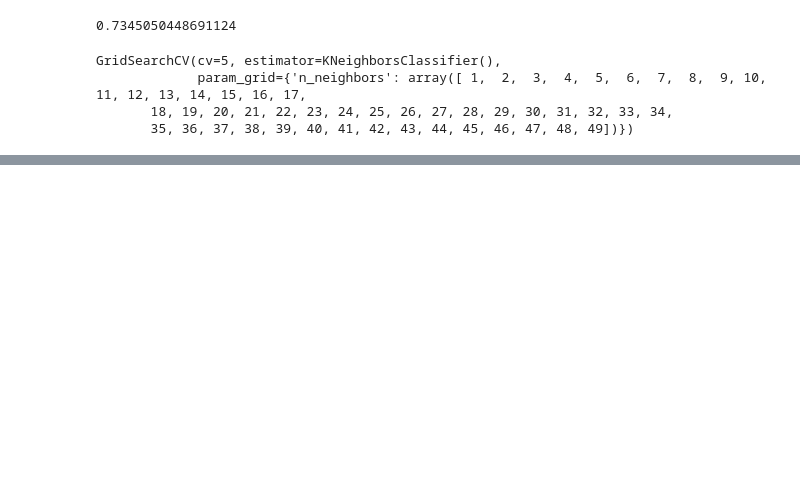
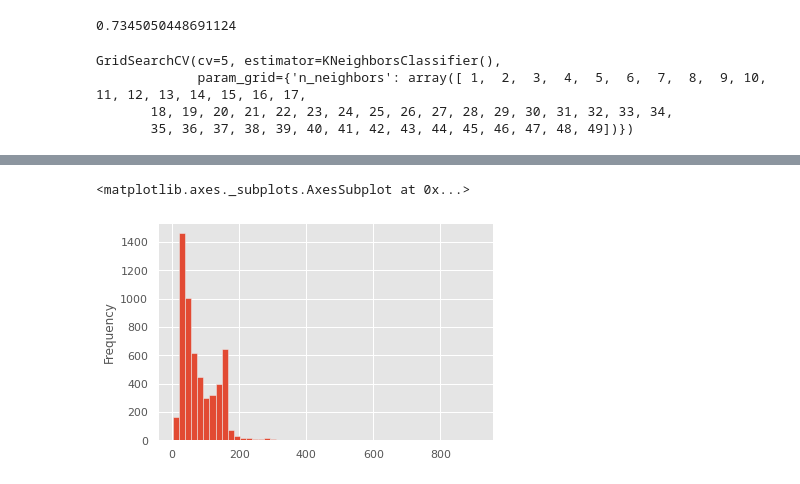
Before and after one commit to machave11/Supervised-Algorithms-practice, a Jupyter notebook: Supervised_Algorithms_Practice.ipynb, the cells around one changed output, grey strips where cells are left out. Drawn from its saved outputs; the diff is of its cells as text; code cells hidden in the pictures; blank space fills up the shorter version.

```diff
--- a/Supervised_Algorithms_Practice.ipynb
+++ b/Supervised_Algorithms_Practice.ipynb
@@ -120,0 +147,4 @@ GridSearchCV(cv=5, estimator=KNeighborsClassifier(),
+# %%
+message = pd.read_csv('/content/drive/MyDrive/spam.csv', encoding='latin-1')[['v1', 'v2']]
+message.columns = ['label', 'message']
+message.head()
@@ -120,0 +187,3 @@ GridSearchCV(cv=5, estimator=KNeighborsClassifier(),
+# %%
+message['length']=message['message'].apply(len)
+message.head()
@@ -120,0 +197,5 @@ GridSearchCV(cv=5, estimator=KNeighborsClassifier(),
+# %%
+message['length'].plot(bins=50, kind='hist')
+# %% [output]
+<matplotlib.axes._subplots.AxesSubplot at 0x...>
+[figure, added]
```
Also changed, not shown: parts of 47 cells of this notebook.
